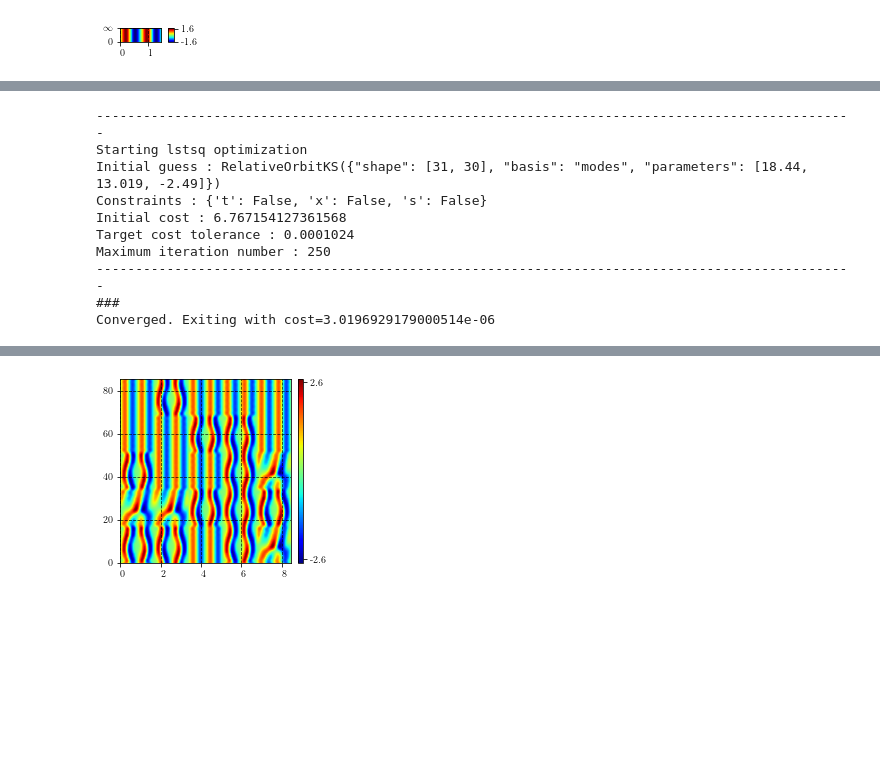
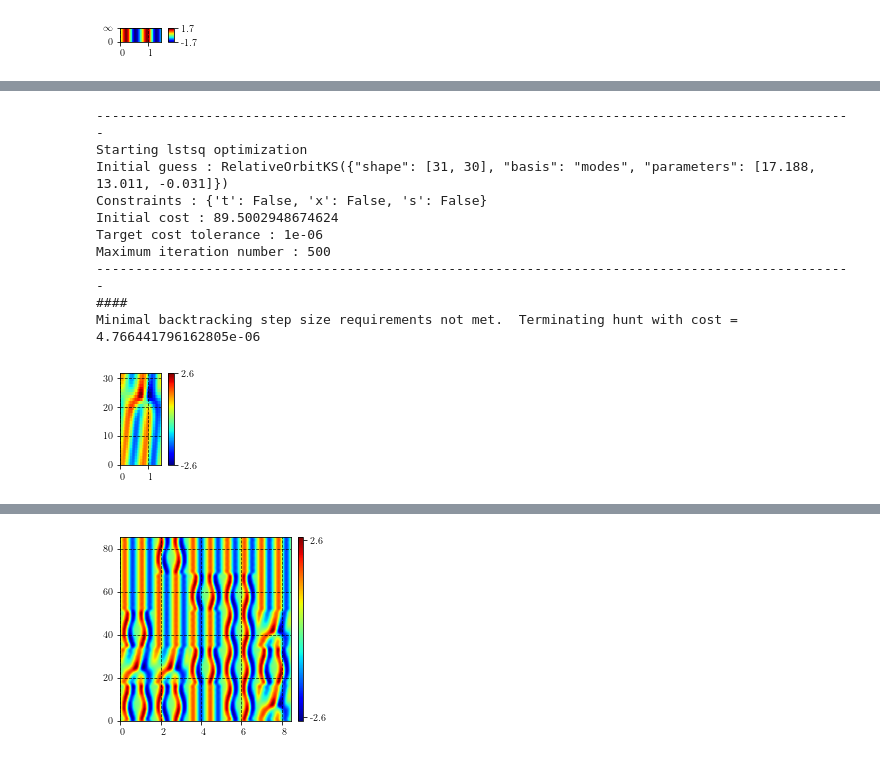
Before and after one commit to chaotic-systems/orbithunter, a Jupyter notebook: tutorial/gluing.ipynb, the cells around one changed output, grey strips where cells are left out. Drawn from its saved outputs; the diff is of its cells as text; code cells hidden in the pictures; blank space fills up the shorter version.

```diff
--- a/tutorial/gluing.ipynb
+++ b/tutorial/gluing.ipynb
@@ -56,16 +70,20 @@ Maximum number of iterations reached. exiting with cost=6.767154127361568
 # %%
-rpo_result = hunt(to_result.orbit, method='lstsq', verbose=True)
+rpo_result = hunt(to_result.orbit, methods='lstsq', verbose=True, ftol=0, min_step=1e-9)
 # %% [output]
 -------------------------------------------------------------------------------------------------
 Starting lstsq optimization
-Initial guess : RelativeOrbitKS({"shape": [31, 30], "basis": "modes", "parameters": [18.44, 13.019, -2.49]})
+Initial guess : RelativeOrbitKS({"shape": [31, 30], "basis": "modes", "parameters": [17.188, 13.011, -0.031]})
 Constraints : {'t': False, 'x': False, 's': False}
-Initial cost : 6.767154127361568
-Target cost tolerance : 0.0001024
-Maximum iteration number : 250
+Initial cost : 89.5002948674624
+Target cost tolerance : 1e-06
+Maximum iteration number : 500
 -------------------------------------------------------------------------------------------------
-###
-Converged. Exiting with cost=3.0196929179000514e-06
+####
+Minimal backtracking step size requirements not met.  Terminating hunt with cost = 4.766441796162805e-06
+# %%
+rpo_result.orbit.plot()
+# %% [output]
+[figure, added]
 # %%
 rpo_result.orbit.plot(fundamental_domain=False)
 # %% [output]
```
Also changed, not shown: parts of 11 cells of this notebook, 2 other files.
